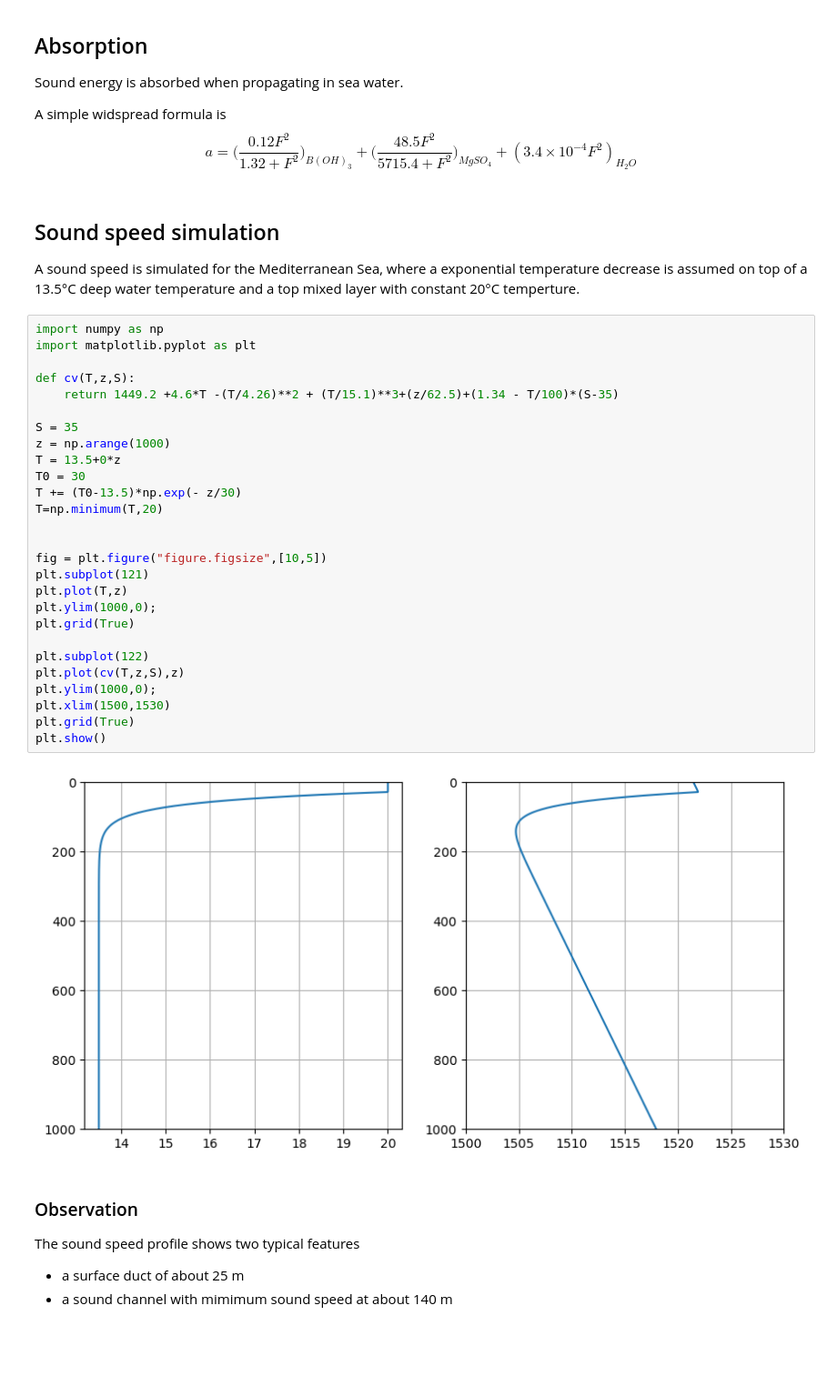
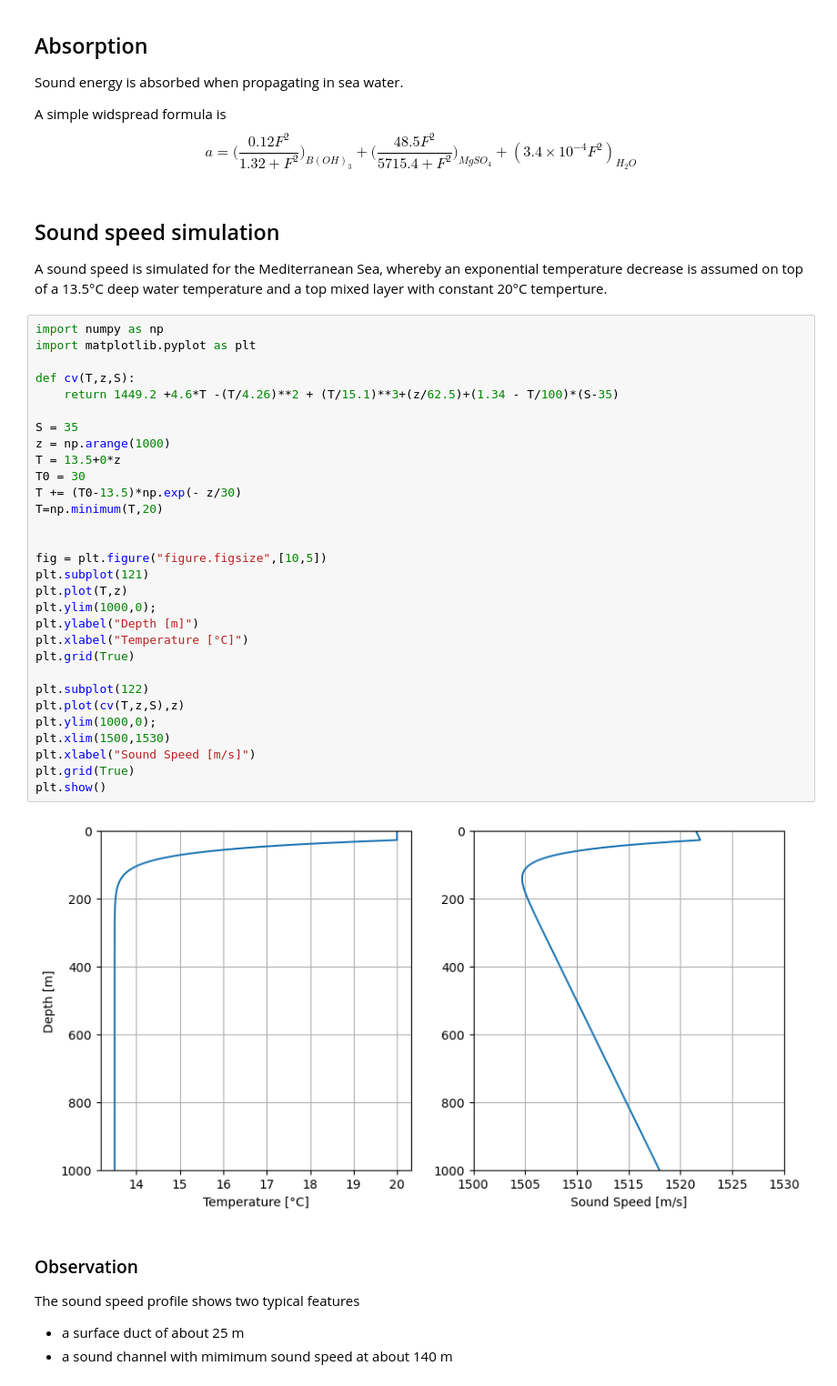
Before and after one commit to WMXZ-EU/wmxz-eu.github.io, a Jupyter notebook: _sources/BLM/blm_3.ipynb, the cells around one changed output. Shown at 91% size. Cells and saved outputs as stored; diff of their text form; blank space fills up the shorter version.

```diff
--- a/_sources/BLM/blm_3.ipynb
+++ b/_sources/BLM/blm_3.ipynb
@@ -22,36 +22,39 @@ a=\Big(\frac{0.12F^2}{1.32+F^2}\Big)_{B(OH)_3} + \Big(\frac{48.5F^2}{5715.4+F^2}
 \end{equation}
 # %% [markdown]
 ## Sound speed simulation
-A sound speed is simulated for the Mediterranean Sea, where a exponential temperature decrease is assumed on top of a 13.5°C deep water temperature and a top mixed layer with constant 20°C temperture.
+A sound speed is simulated for the Mediterranean Sea, whereby an exponential temperature decrease is assumed on top of a 13.5°C deep water temperature and a top mixed layer with constant 20°C temperture.
 # %%
 import numpy as np
 import matplotlib.pyplot as plt
 
 def cv(T,z,S):
     return 1449.2 +4.6*T -(T/4.26)**2 + (T/15.1)**3+(z/62.5)+(1.34 - T/100)*(S-35)
 
 S = 35
 z = np.arange(1000)
 T = 13.5+0*z
 T0 = 30
 T += (T0-13.5)*np.exp(- z/30)
 T=np.minimum(T,20)
 
 
 fig = plt.figure("figure.figsize",[10,5])
 plt.subplot(121)
 plt.plot(T,z)
 plt.ylim(1000,0);
+plt.ylabel("Depth [m]")
+plt.xlabel("Temperature [°C]")
 plt.grid(True)
 
 plt.subplot(122)
 plt.plot(cv(T,z,S),z)
 plt.ylim(1000,0);
 plt.xlim(1500,1530)
+plt.xlabel("Sound Speed [m/s]")
 plt.grid(True)
 plt.show()
 # %% [output]
-[figure, old version]
+[figure, new version]
 # %% [markdown]
 ### Observation
 The sound speed profile shows two typical features
```
Also changed, not shown: 36 other files.
